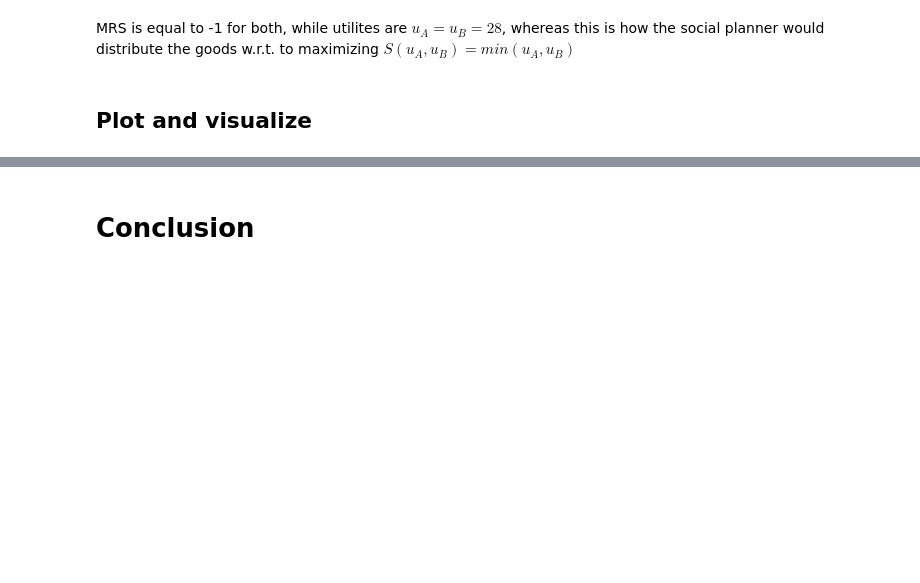
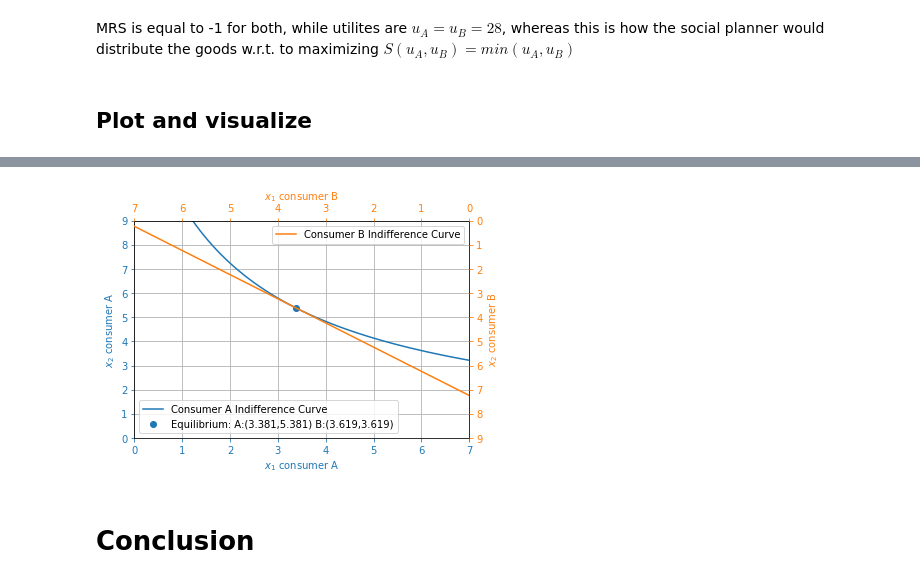
Before and after one commit to NumEconCopenhagen/projects-2020-tobiasharald, a Jupyter notebook: modelproject/modelproject.ipynb, the cells around one changed output, grey strips where cells are left out. Saved outputs shown, nothing was run; the diff lists cells and outputs as text; code cells hidden in the pictures; blank space fills up the shorter version.

```diff
--- a/modelproject/modelproject.ipynb
+++ b/modelproject/modelproject.ipynb
@@ -520,2 +489,49 @@ plt.grid();
+# %%
+X1_star = 7
+X2_star = 9
+
+#Plotting in the same diagram, by using three functions where x2 is isolated
+
+def x2_A(x1):
+    return 28.95335/(x1+2)
+
+def x2_MRS(x1):
+    return x1 + 2
+
+def x2_B(x1):
+    return (28.95335-4*(x1))/4
+
+x1 = np.linspace(0,8,100)
+
+fig=plt.figure()
+ax=fig.add_subplot(111, label="1")
+ax2=fig.add_subplot(111, label="2", frame_on=False)
+
+ax.plot(x1, x2_A(x1), color="C0")
+ax.scatter(x1_solution_A_number,x2_solution_A_number, label=f'Equilibrium: A:({x1_solution_A_number:.3f},{x2_solution_A_number:.3f}) B:({x1_solution_B_number:.3f},{x2_solution_B_number:.3f})')
+ax.set_xlabel("$x_1$ consumer A", color="C0")
+ax.set_ylabel("$x_2$ consumer A", color="C0")
+ax.axis([0,X1_star,0,X2_star]);
+ax.tick_params(axis='x', colors="C0")
+ax.tick_params(axis='y', colors="C0")
+ax.legend(['Consumer A Indifference Curve',f'Equilibrium: A:({x1_solution_A_number:.3f},{x2_solution_A_number:.3f}) B:({x1_solution_B_number:.3f},{x2_solution_B_number:.3f})'],loc=3)
+
+ax2.plot(x1, x2_B(x1), color="C1")
+ax2.xaxis.tick_top()
+ax2.yaxis.tick_right()
+ax2.set_xlabel('$x_1$ consumer B', color="C1")
+ax2.set_ylabel('$x_2$ consumer B', color="C1")
+ax2.xaxis.set_label_position('top')
+ax2.yaxis.set_label_position('right')
+ax2.axis([X1_star,0,X2_star,0]);
+ax.grid(b=True);
+ax2.tick_params(axis='x', colors="C1")
+ax2.tick_params(axis='y', colors="C1")
+ax2.legend(['Consumer B Indifference Curve'],loc=1)
+
+
+plt.show()
+# %% [output]
+[figure, added]
 # %% [markdown]
 # Conclusion
```
Also changed, not shown: parts of 6 cells of this notebook.
